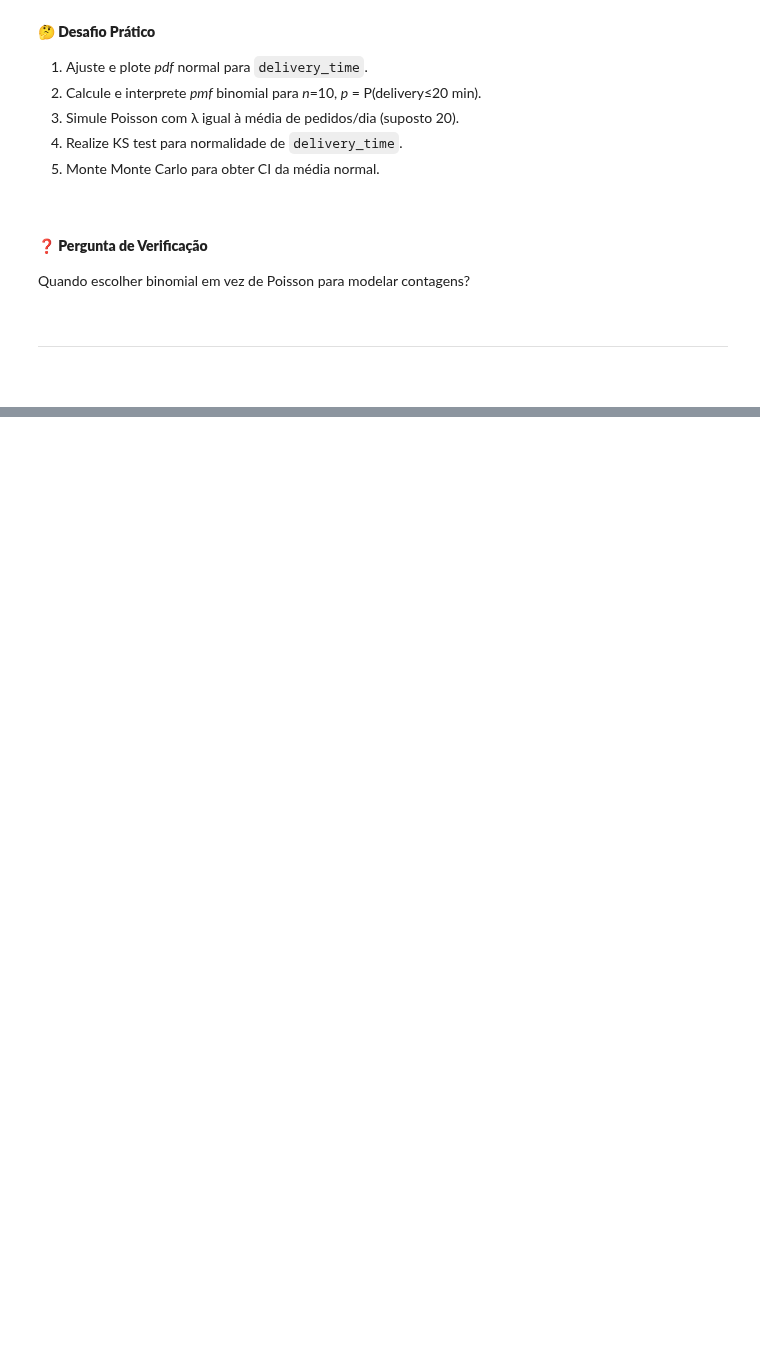
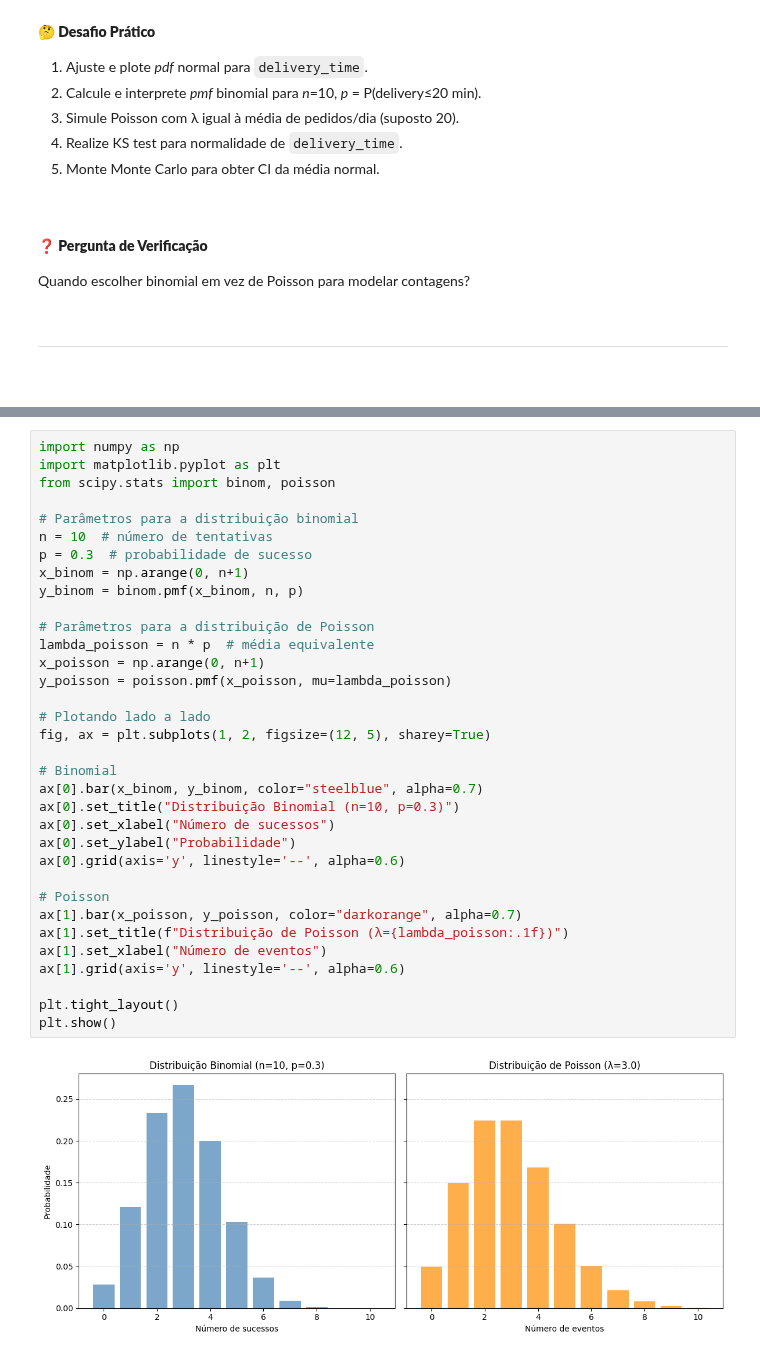
Before and after one commit to Laurentius96/DNC-DataScience, a Jupyter notebook: Materia_7-Estatistica/Aulas/DNC_DSM7_Estatistica_Distribuicao_Normal_Binomial_Poisson.ipynb, the cells around one changed output, grey strips where cells are left out. Cells and saved outputs as stored; diff of their text form; blank space fills up the shorter version.

```diff
--- a/Materia_7-Estatistica/Aulas/DNC_DSM7_Estatistica_Distribuicao_Normal_Binomial_Poisson.ipynb
+++ b/Materia_7-Estatistica/Aulas/DNC_DSM7_Estatistica_Distribuicao_Normal_Binomial_Poisson.ipynb
@@ -483,0 +580,36 @@ Quando escolher binomial em vez de Poisson para modelar contagens?
+# %%
+import numpy as np
+import matplotlib.pyplot as plt
+from scipy.stats import binom, poisson
+
+# Parâmetros para a distribuição binomial
+n = 10  # número de tentativas
+p = 0.3  # probabilidade de sucesso
+x_binom = np.arange(0, n+1)
+y_binom = binom.pmf(x_binom, n, p)
+
+# Parâmetros para a distribuição de Poisson
+lambda_poisson = n * p  # média equivalente
+x_poisson = np.arange(0, n+1)
+y_poisson = poisson.pmf(x_poisson, mu=lambda_poisson)
+
+# Plotando lado a lado
+fig, ax = plt.subplots(1, 2, figsize=(12, 5), sharey=True)
+
+# Binomial
+ax[0].bar(x_binom, y_binom, color="steelblue", alpha=0.7)
+ax[0].set_title("Distribuição Binomial (n=10, p=0.3)")
+ax[0].set_xlabel("Número de sucessos")
+ax[0].set_ylabel("Probabilidade")
+ax[0].grid(axis='y', linestyle='--', alpha=0.6)
+
+# Poisson
+ax[1].bar(x_poisson, y_poisson, color="darkorange", alpha=0.7)
+ax[1].set_title(f"Distribuição de Poisson (λ={lambda_poisson:.1f})")
+ax[1].set_xlabel("Número de eventos")
+ax[1].grid(axis='y', linestyle='--', alpha=0.6)
+
+plt.tight_layout()
+plt.show()
+# %% [output]
+[figure, added]
```
Also changed, not shown: parts of 1 cell of this notebook.
